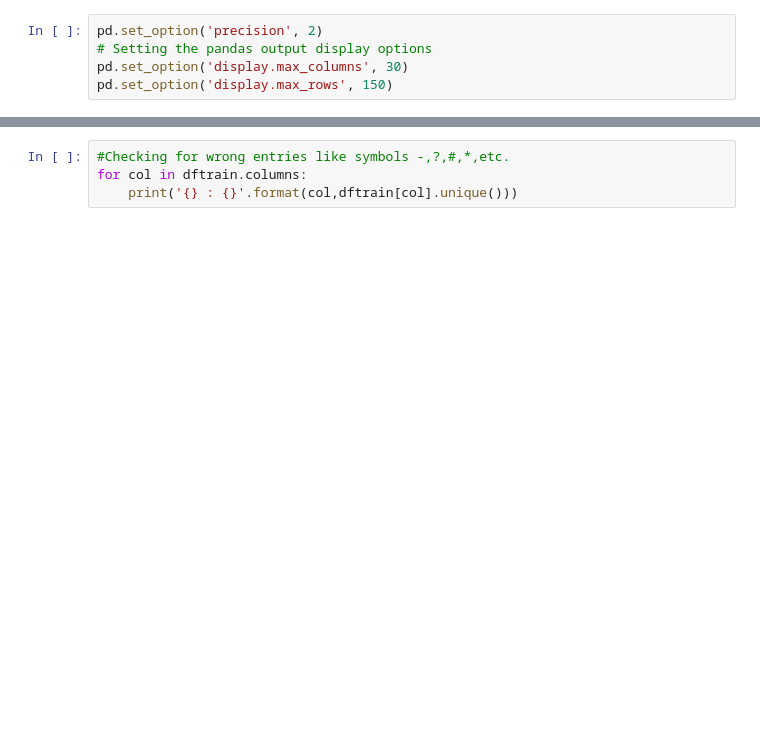
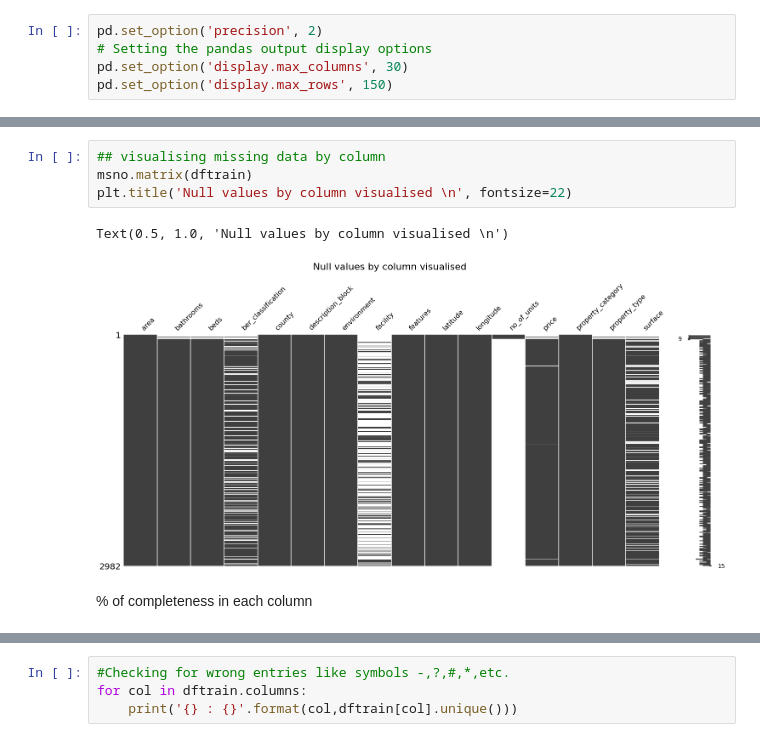
Before and after one commit to andrewtobin99/Final-Year-Project, a Jupyter notebook: EDA.ipynb, the cells around one changed output, grey strips where cells are left out. Drawn from its saved outputs; the diff is of its cells as text; blank space fills up the shorter version.

```diff
--- a/EDA.ipynb
+++ b/EDA.ipynb
@@ -75,0 +91,9 @@ memory usage: 396.0+ KB
+# %%
+## visualising missing data by column
+msno.matrix(dftrain)
+plt.title('Null values by column visualised \n', fontsize=22)
+# %% [output]
+Text(0.5, 1.0, 'Null values by column visualised \n')
+[figure, added]
+# %% [markdown]
+% of completeness in each column
```
Also changed, not shown: parts of 79 cells of this notebook, 3 other files.
